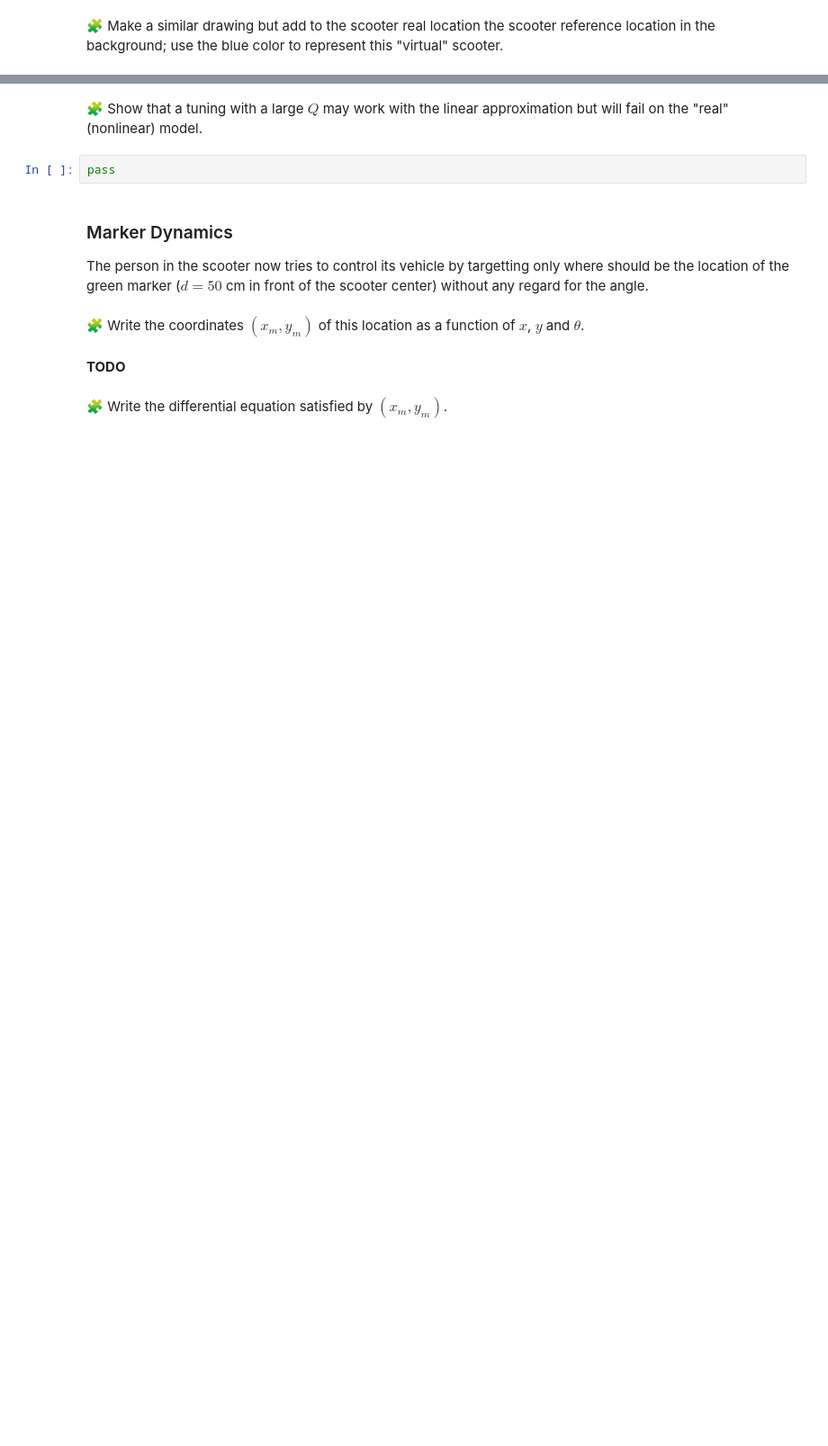
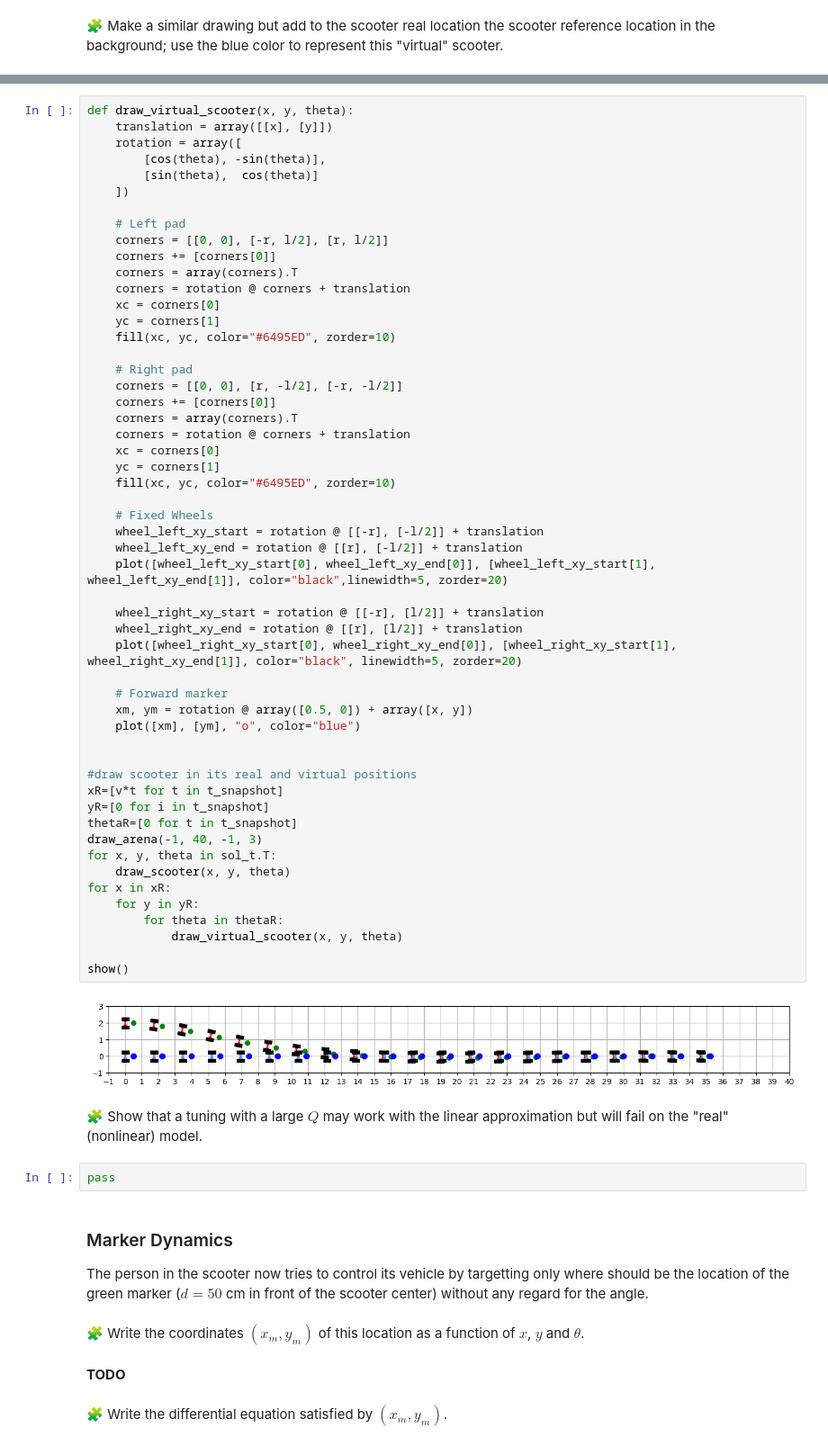
Before and after one commit to Adellah-bellahmama/control-engineering-with-python-project-2023-2024, a Jupyter notebook: Project-part-3.ipynb, the cells around one changed output, grey strips where cells are left out. Shown at 90% size. Saved outputs shown, nothing was run; the diff lists cells and outputs as text; blank space fills up the shorter version.

```diff
--- a/Project-part-3.ipynb
+++ b/Project-part-3.ipynb
@@ -746,3 +939,58 @@ pass
+# %%
+def draw_virtual_scooter(x, y, theta):
+    translation = array([[x], [y]])
+    rotation = array([
+        [cos(theta), -sin(theta)],
+        [sin(theta),  cos(theta)]
+    ])
+
+    # Left pad
+    corners = [[0, 0], [-r, l/2], [r, l/2]]
+    corners += [corners[0]]
+    corners = array(corners).T
+    corners = rotation @ corners + translation
+    xc = corners[0]
+    yc = corners[1]
+    fill(xc, yc, color="#6495ED", zorder=10)
+
+    # Right pad
+    corners = [[0, 0], [r, -l/2], [-r, -l/2]]
+    corners += [corners[0]]
+    corners = array(corners).T
+    corners = rotation @ corners + translation
+    xc = corners[0]
+    yc = corners[1]
+    fill(xc, yc, color="#6495ED", zorder=10)
+
+    # Fixed Wheels
+    wheel_left_xy_start = rotation @ [[-r], [-l/2]] + translation
+    wheel_left_xy_end = rotation @ [[r], [-l/2]] + translation
+    plot([wheel_left_xy_start[0], wheel_left_xy_end[0]], [wheel_left_xy_start[1], wheel_left_xy_end[1]], color="black",linewidth=5, zorder=20)
+
+    wheel_right_xy_start = rotation @ [[-r], [l/2]] + translation
+    wheel_right_xy_end = rotation @ [[r], [l/2]] + translation
+    plot([wheel_right_xy_start[0], wheel_right_xy_end[0]], [wheel_right_xy_start[1], wheel_right_xy_end[1]], color="black", linewidth=5, zorder=20)
+
+    # Forward marker
+    xm, ym = rotation @ array([0.5, 0]) + array([x, y])
+    plot([xm], [ym], "o", color="blue")
+
+
+#draw scooter in its real and virtual positions
+xR=[v*t for t in t_snapshot]
+yR=[0 for i in t_snapshot]
+thetaR=[0 for t in t_snapshot]
+draw_arena(-1, 40, -1, 3)
+for x, y, theta in sol_t.T:
+    draw_scooter(x, y, theta)
+for x in xR:
+    for y in yR:
+        for theta in thetaR:
+            draw_virtual_scooter(x, y, theta)
+
+show()
+# %% [output]
+[figure, added]
 # %% [markdown]
 🧩 Show that a tuning with a large $Q$ may work with the linear approximation but will fail on the "real" (nonlinear) model.
 # %%
```
Also changed, not shown: parts of 18 cells of this notebook.
